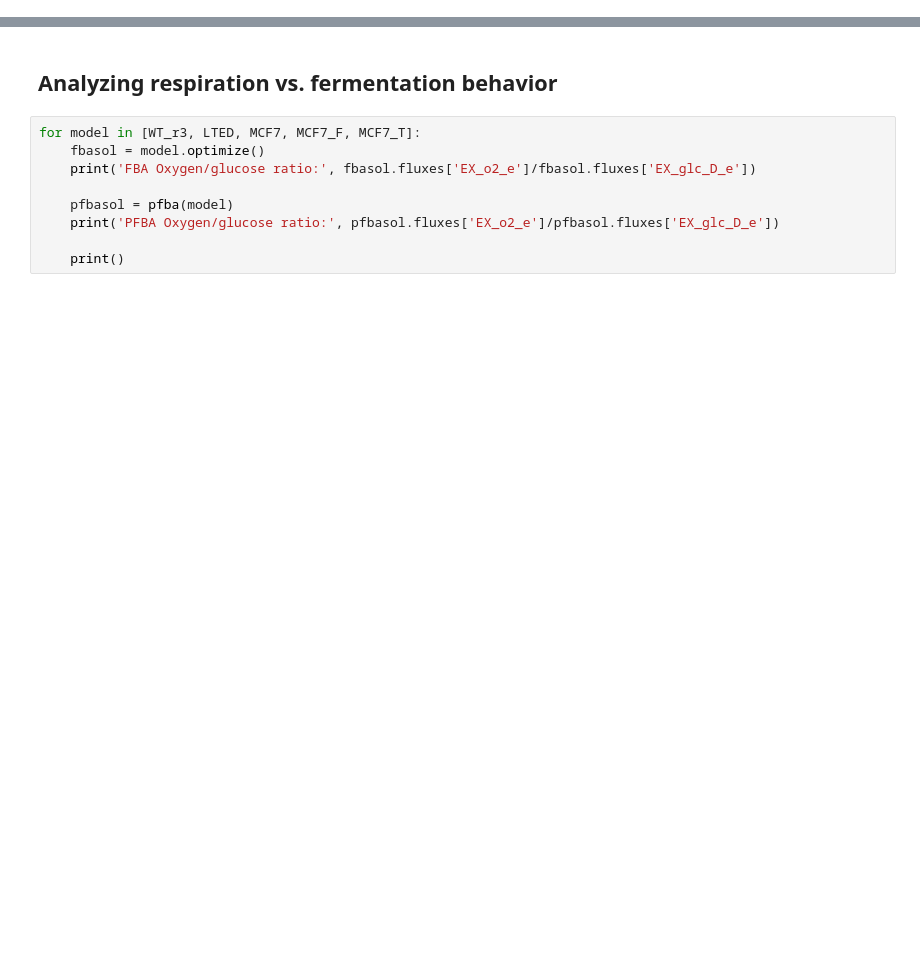
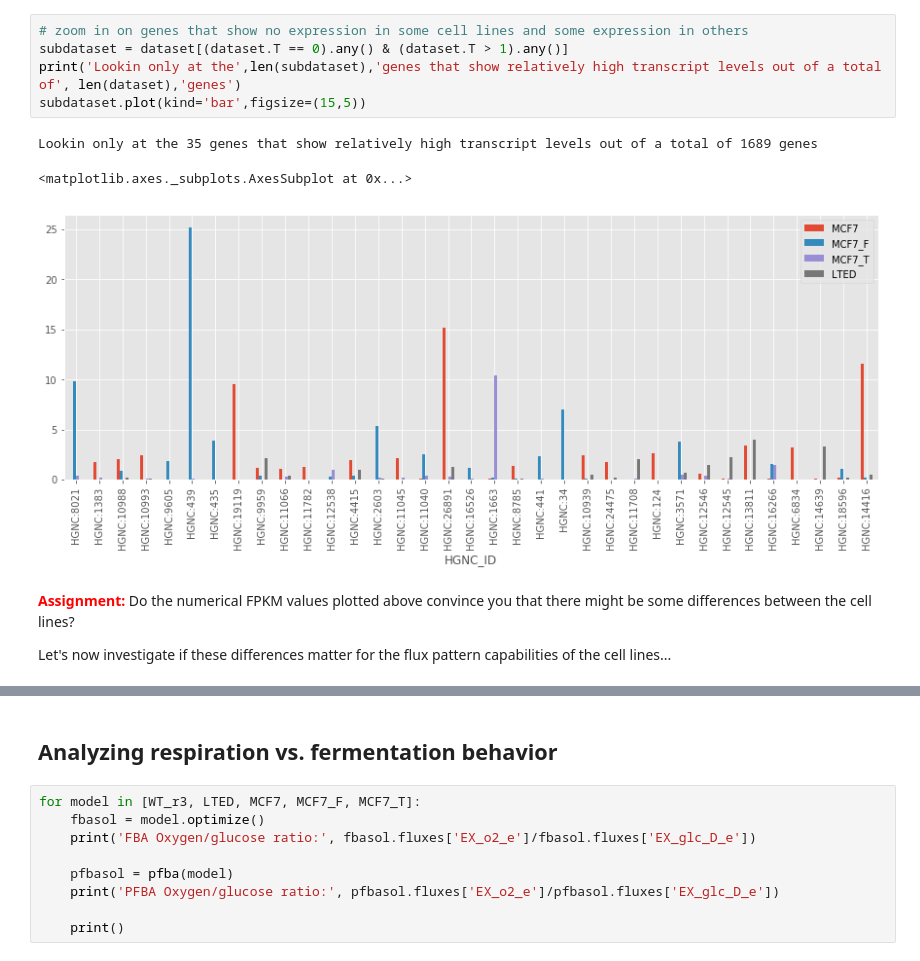
Before and after one commit to ThierryMondeel/Systems_Biology_FBA_tutorial, a Jupyter notebook: FBA_tutorials/6_Cancer_cell_line_models.ipynb, the cells around one changed output, grey strips where cells are left out. Drawn from its saved outputs; the diff is of its cells as text; blank space fills up the shorter version.

```diff
--- a/FBA_tutorials/6_Cancer_cell_line_models.ipynb
+++ b/FBA_tutorials/6_Cancer_cell_line_models.ipynb
@@ -165,0 +154,13 @@ WT_r3.reactions.G5SADs
+# %%
+# zoom in on genes that show no expression in some cell lines and some expression in others
+subdataset = dataset[(dataset.T == 0).any() & (dataset.T > 1).any()]
+print('Lookin only at the',len(subdataset),'genes that show relatively high transcript levels out of a total of', len(dataset),'genes')
+subdataset.plot(kind='bar',figsize=(15,5))
+# %% [output]
+Lookin only at the 35 genes that show relatively high transcript levels out of a total of 1689 genes
+<matplotlib.axes._subplots.AxesSubplot at 0x...>
+[figure, added]
+# %% [markdown]
+<span style="color:red">**Assignment:**</span> Do the numerical FPKM values plotted above convince you that there might be some differences between the cell lines?
+
+Let's now investigate if these differences matter for the flux pattern capabilities of the cell lines...
```
Also changed, not shown: parts of 45 cells of this notebook, 10 other files.
